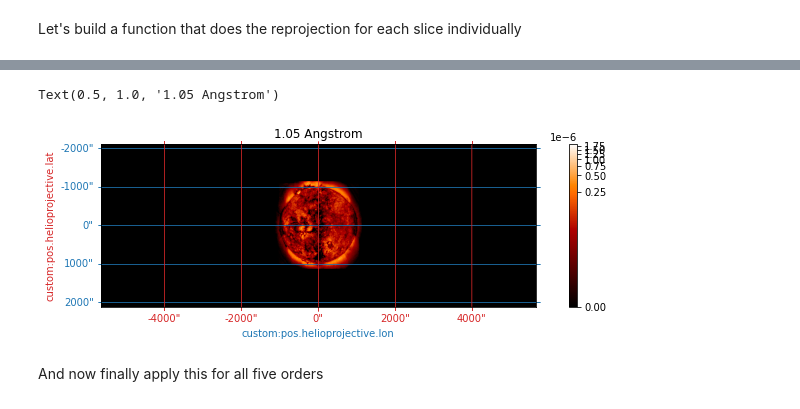
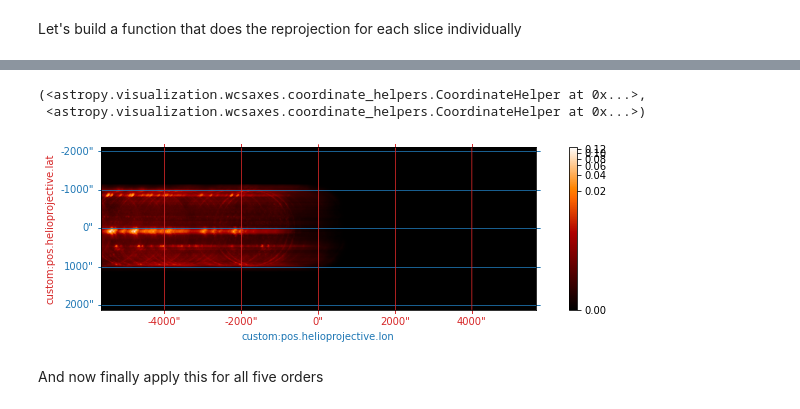
Before and after one commit to wtbarnes/moxsi-science-planning, a Jupyter notebook: simulation_pipeline/sandbox.ipynb, the cells around one changed output, grey strips where cells are left out. Saved outputs shown, nothing was run; the diff lists cells and outputs as text; code cells hidden in the pictures.

```diff
--- a/simulation_pipeline/sandbox.ipynb
+++ b/simulation_pipeline/sandbox.ipynb
@@ -506,13 +574,15 @@ overlap_test = reproject_to_overlappogram_parallelized(
 # %%
+wave_index = 0
 fig = plt.figure(figsize=(12,3))
-ax = fig.add_subplot(111, projection=overlap_test[0].wcs)
-overlap_test[0].plot(axes=ax, cmap='hinodexrt', norm=ImageNormalize(stretch=LogStretch()))
+ax = fig.add_subplot(111, projection=overlappograms[0][wave_index].wcs)
+overlappograms[0][wave_index].plot(axes=ax, cmap='hinodexrt', norm=ImageNormalize(stretch=LogStretch()))
 plt.colorbar()
 color_lat_lon_axes(ax)
-ax.set_title(f"{overlap_test.axis_world_coords(0)[1][0].to('Angstrom'):.02f}")
+#ax.set_title(f"{overlap_test.axis_world_coords(0)[1][0].to('Angstrom'):.02f}")
 # %% [output]
-Text(0.5, 1.0, '1.05 Angstrom')
+(<astropy.visualization.wcsaxes.coordinate_helpers.CoordinateHelper at 0x...>,
+ <astropy.visualization.wcsaxes.coordinate_helpers.CoordinateHelper at 0x...>)
-[figure, old version]
+[figure, new version]
 # %% [markdown]
 And now finally apply this for all five orders
 # %%
```
Also changed, not shown: parts of 38 cells of this notebook, 1 other file.
